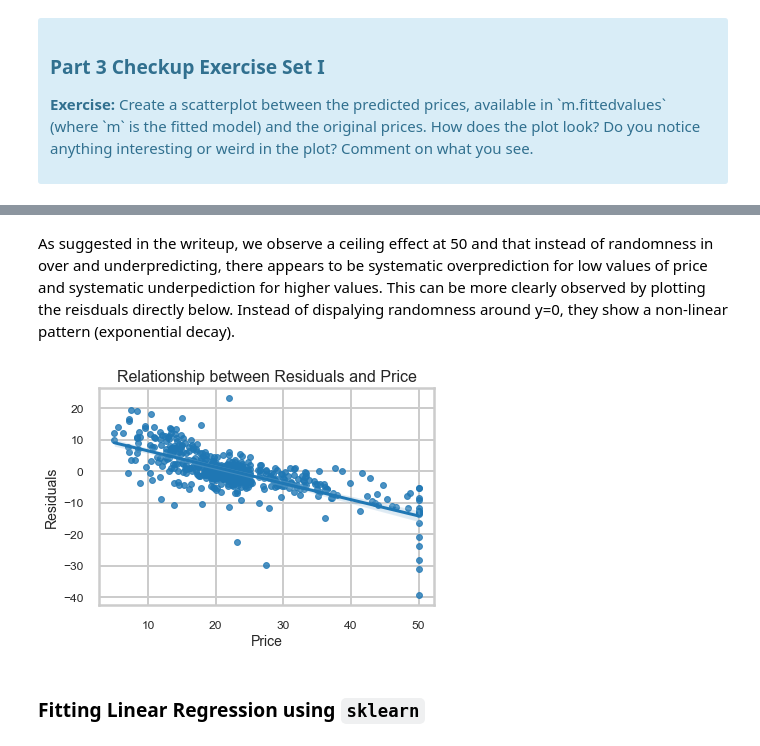
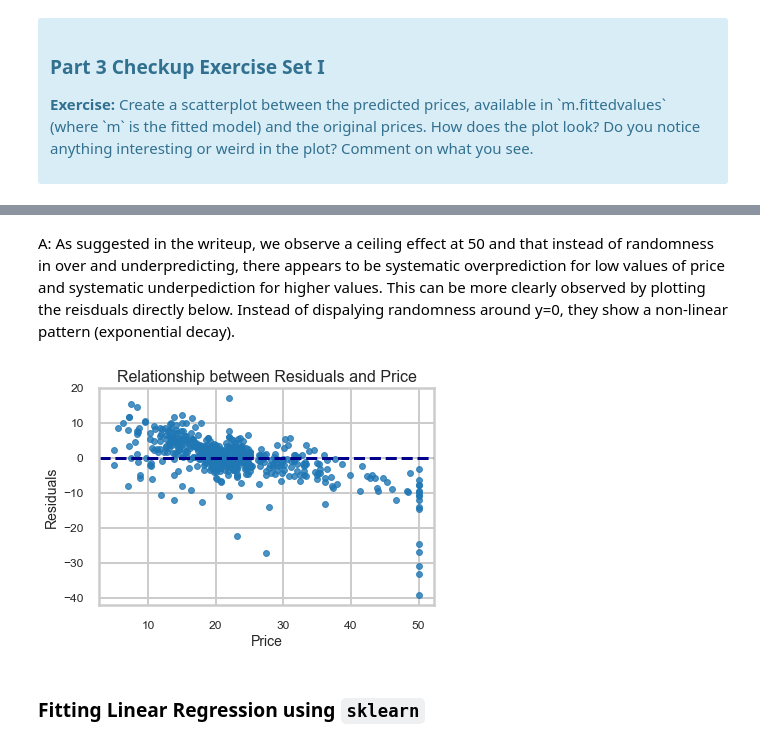
Before and after one commit to gslicht/Springboard, a Jupyter notebook: gary_licht_linear_reg_exercise.ipynb, the cells around one changed output, grey strips where cells are left out. Drawn from its saved outputs; the diff is of its cells as text; code cells hidden in the pictures.

Commit message:
update linear reg exercise

```diff
--- a/gary_licht_linear_reg_exercise.ipynb
+++ b/gary_licht_linear_reg_exercise.ipynb
@@ -497,13 +507,17 @@ _ = plt.tick_params(labelsize=12)
 # %% [markdown]
-As suggested in the writeup, we observe a ceiling effect at 50 and that instead of randomness in over and underpredicting, there appears to be systematic overprediction for low values of price and systematic underpediction for higher values. This can be more clearly observed by plotting the reisduals directly below. Instead of dispalying randomness around y=0, they show a non-linear pattern (exponential decay).
+A: As suggested in the writeup, we observe a ceiling effect at 50 and that instead of randomness in over and underpredicting, there appears to be systematic overprediction for low values of price and systematic underpediction for higher values. This can be more clearly observed by plotting the reisduals directly below. Instead of dispalying randomness around y=0, they show a non-linear pattern (exponential decay).
 # %%
-_ = sns.regplot(y=m.fittedvalues - bos.PRICE, x=bos.PRICE, fit_reg = True, scatter_kws={"s": 35}, line_kws={"lw":3})
+#Plot scatter residuals vd Price
+_ = sns.regplot(y=m.fittedvalues - bos.PRICE, x=bos.PRICE, fit_reg = False, scatter_kws={"s": 35}, line_kws={"lw":3})
 _ = plt.xlabel("Price", fontsize=14)
 _ = plt.ylabel("Residuals", fontsize=14)
 _ = plt.title("Relationship between Residuals and Price", fontsize=16)
 _ = plt.tick_params(labelsize=12)
+
+#Plot y=0 line
+_ = plt.axhline(y=0, color='darkblue', linestyle='--')
 # %% [output]
-[figure, old version]
+[figure, new version]
 # %% [markdown]
 ### Fitting Linear Regression using `sklearn`
 # %%
```
Also changed, not shown: parts of 46 cells of this notebook.
